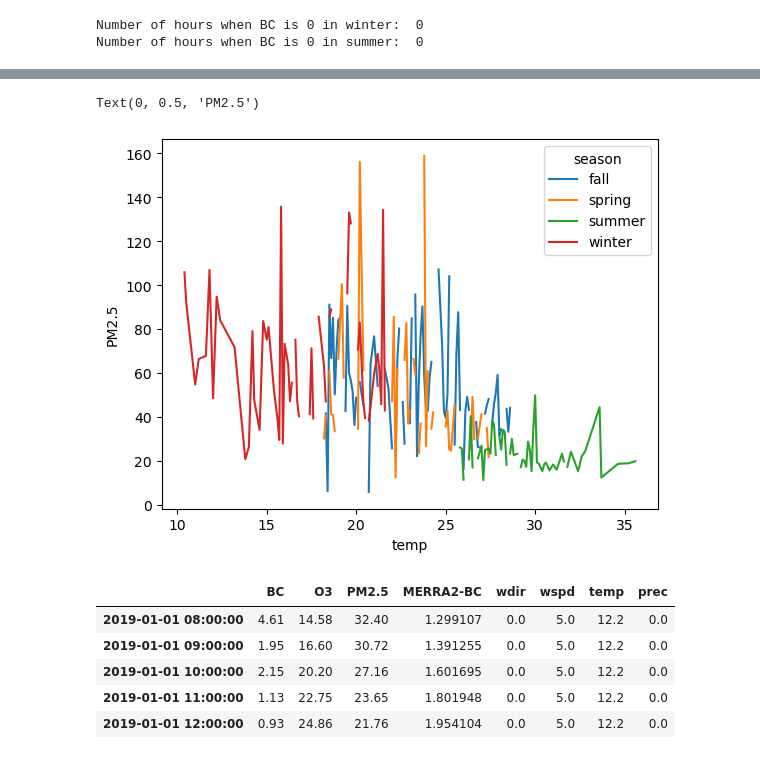
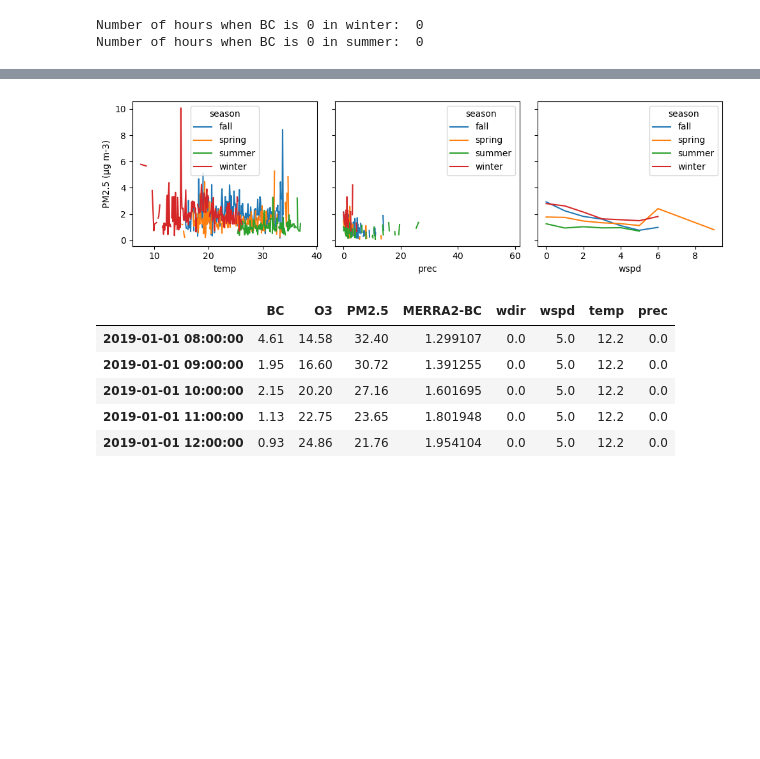
Before and after one commit to do-duytung/slcp-vietnam, a Jupyter notebook: basestats.ipynb, the cells around one changed output, grey strips where cells are left out. Saved outputs shown, nothing was run; the diff lists cells and outputs as text; code cells hidden in the pictures; blank space fills up the shorter version.

```diff
--- a/basestats.ipynb
+++ b/basestats.ipynb
@@ -499,44 +570,79 @@ plt.show()
 # %%
 # Load data
 import pandas as pd
-df = pd.read_csv('slcp_2019-2021.csv', index_col=0, parse_dates=True)
-metdata = pd.read_csv('metdata_2019-2021.csv', index_col=0, parse_dates=True)
+import matplotlib.pyplot as plt
 
+df = pd.read_csv('data/slcp_2019-2021_raw.csv', index_col=0, parse_dates=True)
+metdata = pd.read_csv('data/metdata_2019-2021.csv', index_col=0, parse_dates=True)
+# Change column name of BC to BC1h
+df.rename(columns={'BC': 'BC1h'}, inplace=True)
+
+# Load 10 min BC data
+bc10m = pd.read_csv('data/BC10m2.csv', index_col=0, parse_dates=True)
+bc10m = bc10m[['BC']]
+bc10m = bc10m.resample('H').mean()
+
+# Concatenate 10 min BC data to df
+df = pd.concat([df, bc10m], axis=1)
 df = df.join(metdata)
 
 # Create season dictionary
 season_dict = {12: 'winter', 1: 'winter', 2: 'winter', 3: 'spring', 4: 'spring', 5: 'spring', 6: 'summer', 7: 'summer', 8: 'summer', 9: 'fall', 10: 'fall', 11: 'fall'}
 
 df['season'] = df.index.month.map(season_dict)
 
 # Select 2019 data
-df = df.loc[df.index.year == 2019]
+# df = df.loc[df.index.year == 2019]
 
 # Filter rainy days
-df = df.loc[df['prec'] == 0]
-df = df.loc[df['wspd'] < 2]
+# df = df.loc[df['prec'] == 0]
+# df = df.loc[df['wspd'] < 2]
 # Group PM2.5 by temp and season
 
 
 # Mask rush hour data
 # morning_rush = df.between_time('06:00', '09:00')
 # evening_rush = df.between_time('16:00', '19:00')
 # df = df.loc[~df.index.isin(morning_rush.index) & ~df.index.isin(evening_rush.index)]
 
 
 # Filter nighttime data
 # df = df.between_time('06:00', '18:00')
 
 # Filter daytime data
-df = df.between_time('18:00', '06:00')
+# df = df.between_time('18:00', '06:00')
 
-df.groupby([df['temp'], df['season']])['PM2.5'].mean().unstack().plot(kind='line')
+# # Group PM2.5 by wspd
+# pm_w = df.groupby('wspd')['PM2.5'].mean()
+# pm_w = pm_w.reset_index()
+# pm_w = pm_w.sort_values(by='wspd')
+
+# # Group PM2.5 by prec
+# pm_p = df.groupby('prec')['PM2.5'].mean()
+# pm_p = pm_p.reset_index()
+# pm_p = pm_p.sort_values(by='prec')
+
+# # Group PM2.5 by temp
+# pm_t = df.groupby('temp')['PM2.5'].mean()
+# pm_t = pm_t.reset_index()
+# pm_t = pm_t.sort_values(by='temp')
+
+fig, ax = plt.subplots(1, 3, figsize=(10, 3), sharey=True)
+# pm_t.plot(x='temp', y='PM2.5', kind='line', ax=ax[0], legend=False)
+# pm_p.plot(x='prec', y='PM2.5', kind='line', ax=ax[1], legend=False)
+# pm_w.plot(x='wspd', y='PM2.5', kind='line', ax=ax[2])
+
+df.groupby([df['temp'], df['season']])['BC'].mean().unstack().plot(kind='line', ax=ax[0])
+df.groupby([df['prec'], df['season']])['BC'].mean().unstack().plot(kind='line', ax=ax[1])
+df.groupby([df['wspd'], df['season']])['BC'].mean().unstack().plot(kind='line', ax=ax[2])
+
+
 
 # Set y label
-plt.ylabel('PM2.5')
+ax[0].set_ylabel('PM2.5 (μg m-3)')
+plt.tight_layout()
 # %% [output]
-Text(0, 0.5, 'PM2.5')
-[figure, old version]
+[figure, new version]
 # %%
 df_day.head()
 # %% [output]
```
Also changed, not shown: parts of 16 cells of this notebook, 4 other files.
